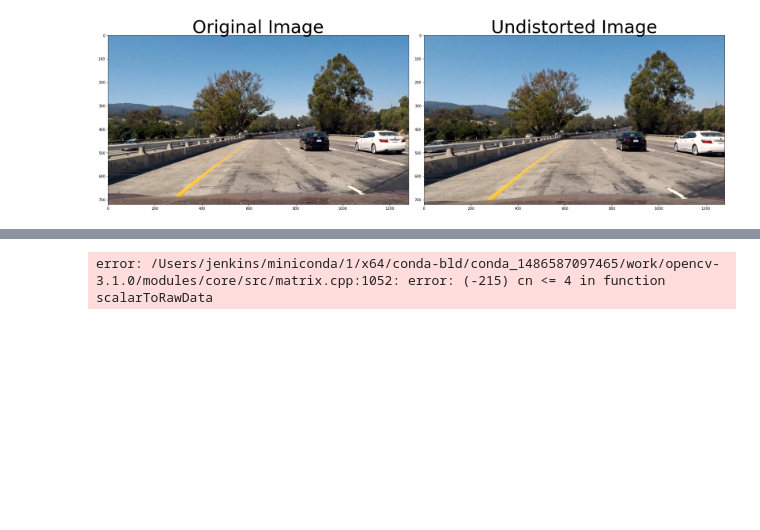
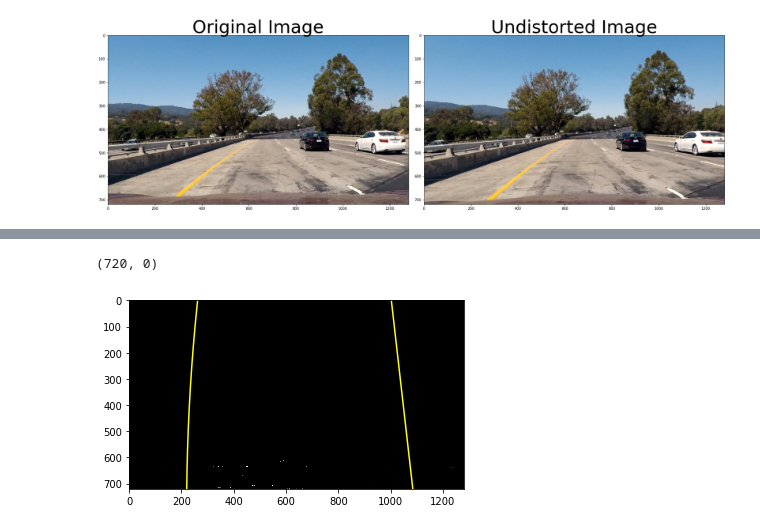
Before and after one commit to uddipan/Udacity_SelfDriving, a Jupyter notebook: Project4-AdvancedLaneFinding/pipeline.ipynb, the cells around one changed output, grey strips where cells are left out. Cells and saved outputs as stored; diff of their text form; code cells hidden in the pictures; blank space fills up the shorter version.

```diff
--- a/Project4-AdvancedLaneFinding/pipeline.ipynb
+++ b/Project4-AdvancedLaneFinding/pipeline.ipynb
@@ -251,6 +252,7 @@ ax2.set_title('Threshold Result', fontsize=40)
 # %%
 # Line finding
 def SlidingWindow(binary_warped):
+    binary_warped = binary_warped[:,:,0]
     # Assuming you have created a warped binary image called "binary_warped"
     # Take a histogram of the bottom half of the image
     histogram = np.sum(binary_warped[360:,:], axis=0)
@@ -300,42 +302,45 @@ def SlidingWindow(binary_warped):
         good_left_inds = ((nonzeroy >= win_y_low) & (nonzeroy < win_y_high) & (nonzerox >= win_xleft_low) & (nonzerox < win_xleft_high)).nonzero()[0]
         good_right_inds = ((nonzeroy >= win_y_low) & (nonzeroy < win_y_high) & (nonzerox >= win_xright_low) & (nonzerox < win_xright_high)).nonzero()[0]
         # Append these indices to the lists
         left_lane_inds.append(good_left_inds)
         right_lane_inds.append(good_right_inds)
         # If you found > minpix pixels, recenter next window on their mean position
         if len(good_left_inds) > minpix:
             leftx_current = np.int(np.mean(nonzerox[good_left_inds]))
         if len(good_right_inds) > minpix:
             rightx_current = np.int(np.mean(nonzerox[good_right_inds]))
 
     # Concatenate the arrays of indices
     left_lane_inds = np.concatenate(left_lane_inds)
     right_lane_inds = np.concatenate(right_lane_inds)
 
     # Extract left and right line pixel positions
     leftx = nonzerox[left_lane_inds]
     lefty = nonzeroy[left_lane_inds]
     rightx = nonzerox[right_lane_inds]
     righty = nonzeroy[right_lane_inds]
 
-    # Fit a second order polynomial to each
-    left_fit = np.polyfit(lefty, leftx, 2)
-    right_fit = np.polyfit(righty, rightx, 2)
-
-    # Generate x and y values for plotting
-    ploty = np.linspace(0, binary_warped.shape[0]-1, binary_warped.shape[0] )
-    left_fitx = left_fit[0]*ploty**2 + left_fit[1]*ploty + left_fit[2]
-    right_fitx = right_fit[0]*ploty**2 + right_fit[1]*ploty + right_fit[2]
-
     out_img[nonzeroy[left_lane_inds], nonzerox[left_lane_inds]] = [255, 0, 0]
     out_img[nonzeroy[right_lane_inds], nonzerox[right_lane_inds]] = [0, 0, 255]
-    return out_img, left_fitx, right_fitx, ploty
+    return out_img, leftx, lefty, rightx, righty
 
-out_img, left_fitx, right_fitx, ploty = SlidingWindow(closed_image)
+out_img, leftx, lefty, rightx, righty  = SlidingWindow(closed_image)
+
+# Generate x and y values for plotting
+ploty = np.linspace(0, closed_image.shape[0]-1, closed_image.shape[0] )
+
+# Fit a second order polynomial to each
+left_fit = np.polyfit(lefty, leftx, 2)
+right_fit = np.polyfit(righty, rightx, 2)
+
+left_fitx = left_fit[0]*ploty**2 + left_fit[1]*ploty + left_fit[2]
+right_fitx = right_fit[0]*ploty**2 + right_fit[1]*ploty + right_fit[2]
+
 plt.imshow(out_img)
 plt.plot(left_fitx, ploty, color='yellow')
 plt.plot(right_fitx, ploty, color='yellow')
 plt.xlim(0, 1280)
 plt.ylim(720, 0)
 # %% [output]
-error: /Users/jenkins/miniconda/1/x64/conda-bld/conda_1486587097465/work/opencv-3.1.0/modules/core/src/matrix.cpp:1052: error: (-215) cn <= 4 in function scalarToRawData
+(720, 0)
+[figure, added]
```
Also changed, not shown: parts of 7 cells of this notebook.
